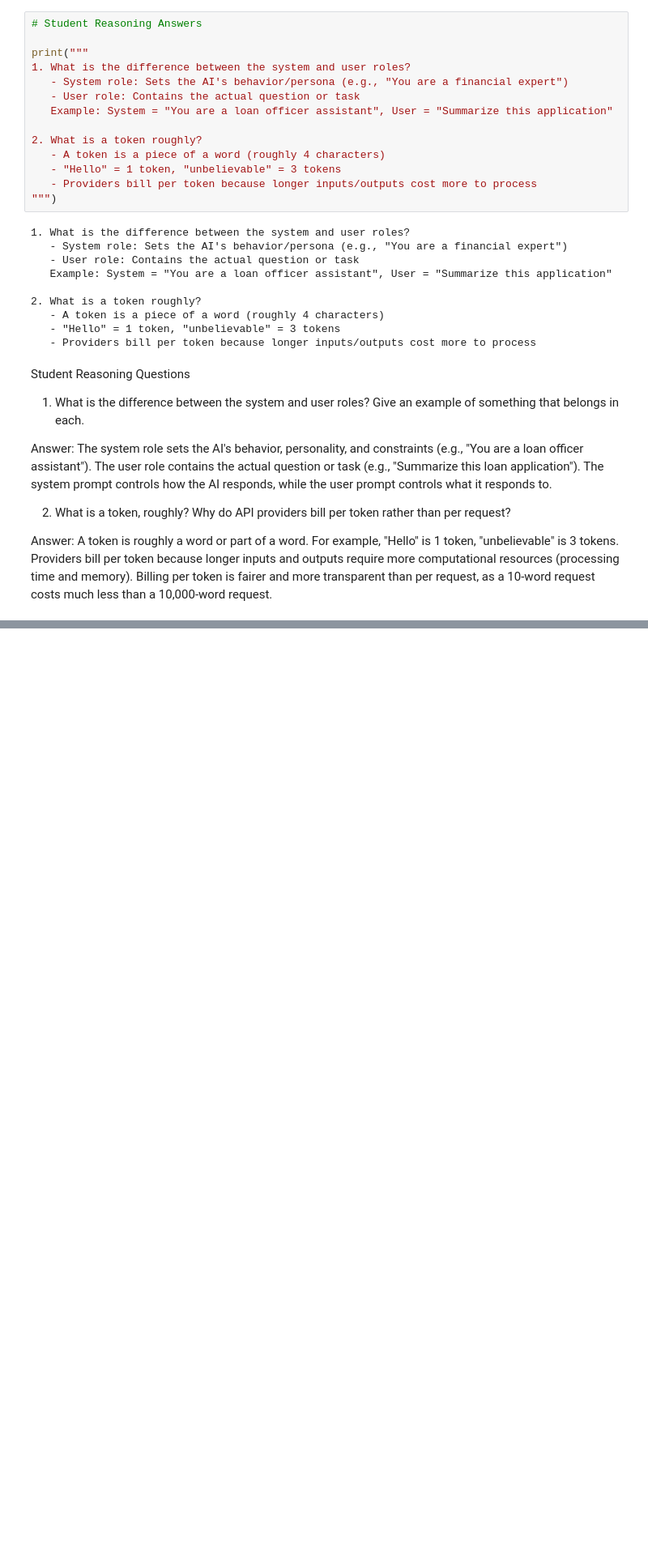
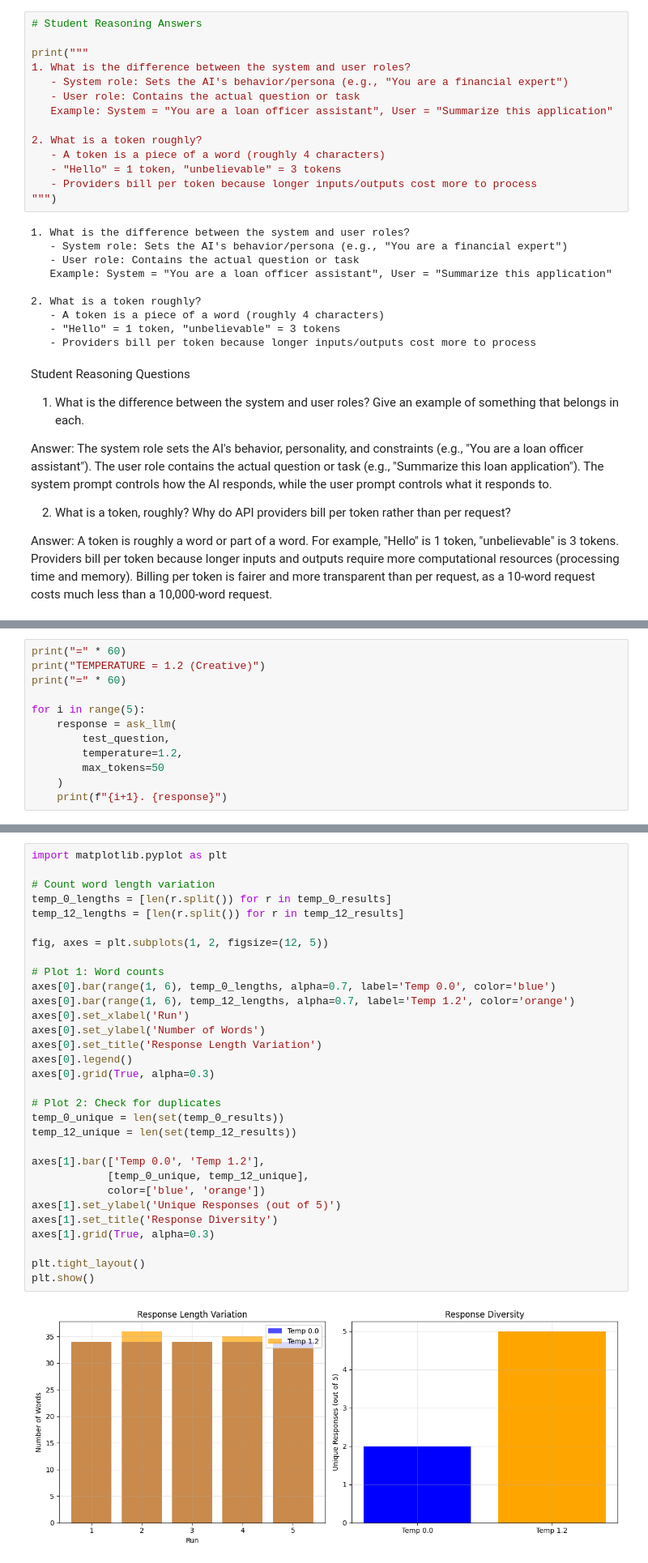
Before and after one commit to Aboubacarabdoufannareme/lab-4-llm-decision-support, a Jupyter notebook: lab_4_llm_decision_support.ipynb, the cells around one changed output, grey strips where cells are left out. Shown at 81% size. Drawn from its saved outputs; the diff is of its cells as text; blank space fills up the shorter version.

Commit message:
Complete Part 1.2 temperature experiment

```diff
--- a/lab_4_llm_decision_support.ipynb
+++ b/lab_4_llm_decision_support.ipynb
@@ -251,0 +285,12 @@ Answer: A token is roughly a word or part of a word. For example, "Hello" is 1 t
+# %%
+print("=" * 60)
+print("TEMPERATURE = 1.2 (Creative)")
+print("=" * 60)
+
+for i in range(5):
+    response = ask_llm(
+        test_question,
+        temperature=1.2,
+        max_tokens=50
+    )
+    print(f"{i+1}. {response}")
@@ -251,0 +358,33 @@ Answer: A token is roughly a word or part of a word. For example, "Hello" is 1 t
+# %%
+import matplotlib.pyplot as plt
+
+# Count word length variation
+temp_0_lengths = [len(r.split()) for r in temp_0_results]
+temp_12_lengths = [len(r.split()) for r in temp_12_results]
+
+fig, axes = plt.subplots(1, 2, figsize=(12, 5))
+
+# Plot 1: Word counts
+axes[0].bar(range(1, 6), temp_0_lengths, alpha=0.7, label='Temp 0.0', color='blue')
+axes[0].bar(range(1, 6), temp_12_lengths, alpha=0.7, label='Temp 1.2', color='orange')
+axes[0].set_xlabel('Run')
+axes[0].set_ylabel('Number of Words')
+axes[0].set_title('Response Length Variation')
+axes[0].legend()
+axes[0].grid(True, alpha=0.3)
+
+# Plot 2: Check for duplicates
+temp_0_unique = len(set(temp_0_results))
+temp_12_unique = len(set(temp_12_results))
+
+axes[1].bar(['Temp 0.0', 'Temp 1.2'],
+            [temp_0_unique, temp_12_unique],
+            color=['blue', 'orange'])
+axes[1].set_ylabel('Unique Responses (out of 5)')
+axes[1].set_title('Response Diversity')
+axes[1].grid(True, alpha=0.3)
+
+plt.tight_layout()
+plt.show()
+# %% [output]
+[figure, added]
```
Also changed, not shown: parts of 11 cells of this notebook.
